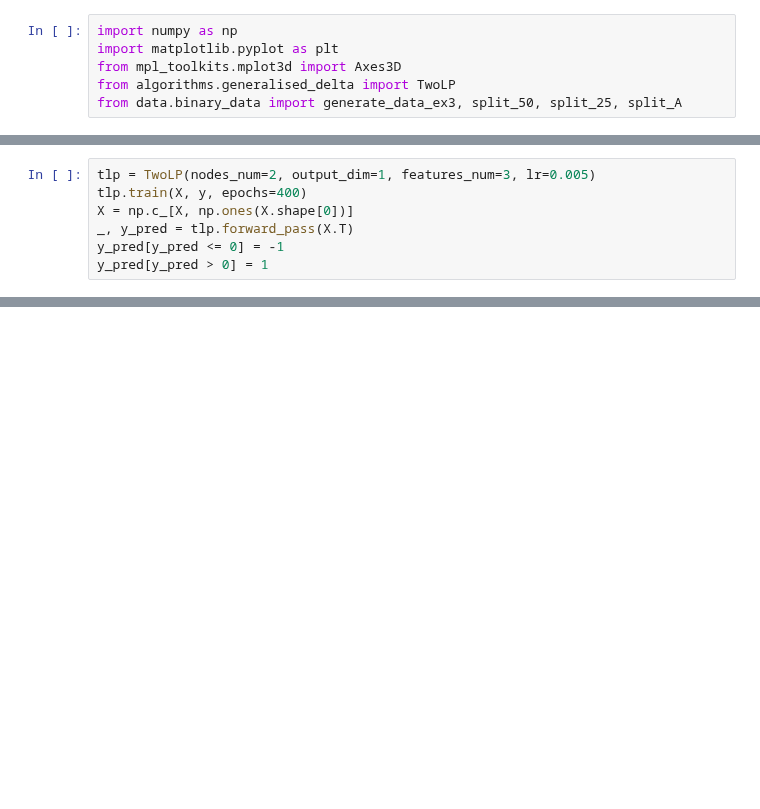
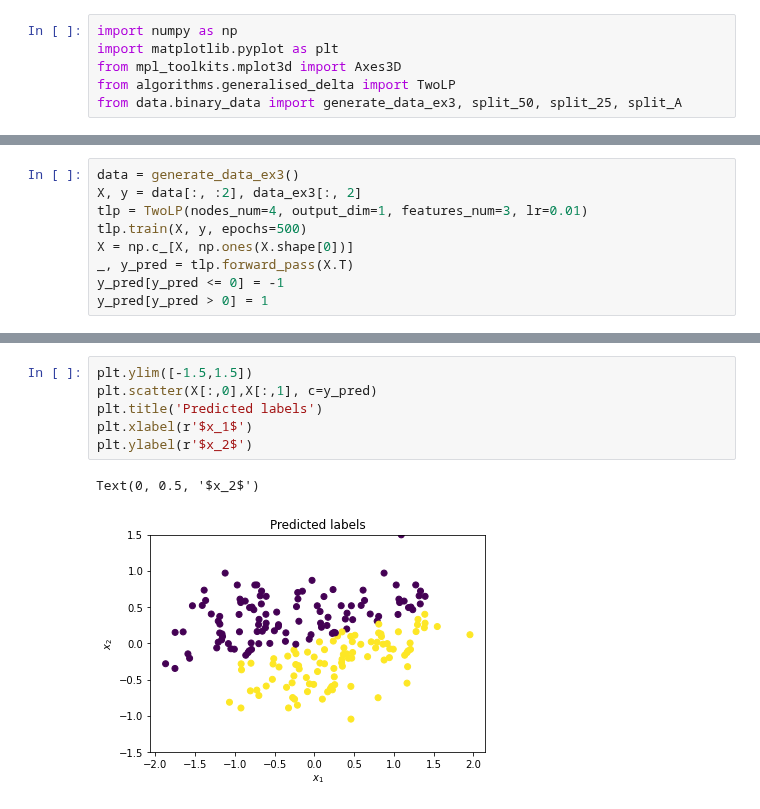
Before and after one commit to kenza-bouzid/ann_labs, a Jupyter notebook: 3.2.1.ipynb, the cells around one changed output, grey strips where cells are left out. Drawn from its saved outputs; the diff is of its cells as text; blank space fills up the shorter version.

```diff
--- a/3.2.1.ipynb
+++ b/3.2.1.ipynb
@@ -10,6 +7,8 @@ X, y = data[:, :2], data_ex3[:, 2]
 # %%
-tlp = TwoLP(nodes_num=2, output_dim=1, features_num=3, lr=0.005)
-tlp.train(X, y, epochs=400)
+data = generate_data_ex3()
+X, y = data[:, :2], data_ex3[:, 2]
+tlp = TwoLP(nodes_num=4, output_dim=1, features_num=3, lr=0.01)
+tlp.train(X, y, epochs=500)
 X = np.c_[X, np.ones(X.shape[0])]
 _, y_pred = tlp.forward_pass(X.T)
 y_pred[y_pred <= 0] = -1
@@ -72,0 +34,9 @@ array([[ 6.12788554e-01,  7.33027244e-01,  1.00000000e+00],
+# %%
+plt.ylim([-1.5,1.5])
+plt.scatter(X[:,0],X[:,1], c=y_pred)
+plt.title('Predicted labels')
+plt.xlabel(r'$x_1$')
+plt.ylabel(r'$x_2$')
+# %% [output]
+Text(0, 0.5, '$x_2$')
+[figure, added]
```
Also changed, not shown: parts of 5 cells of this notebook.
